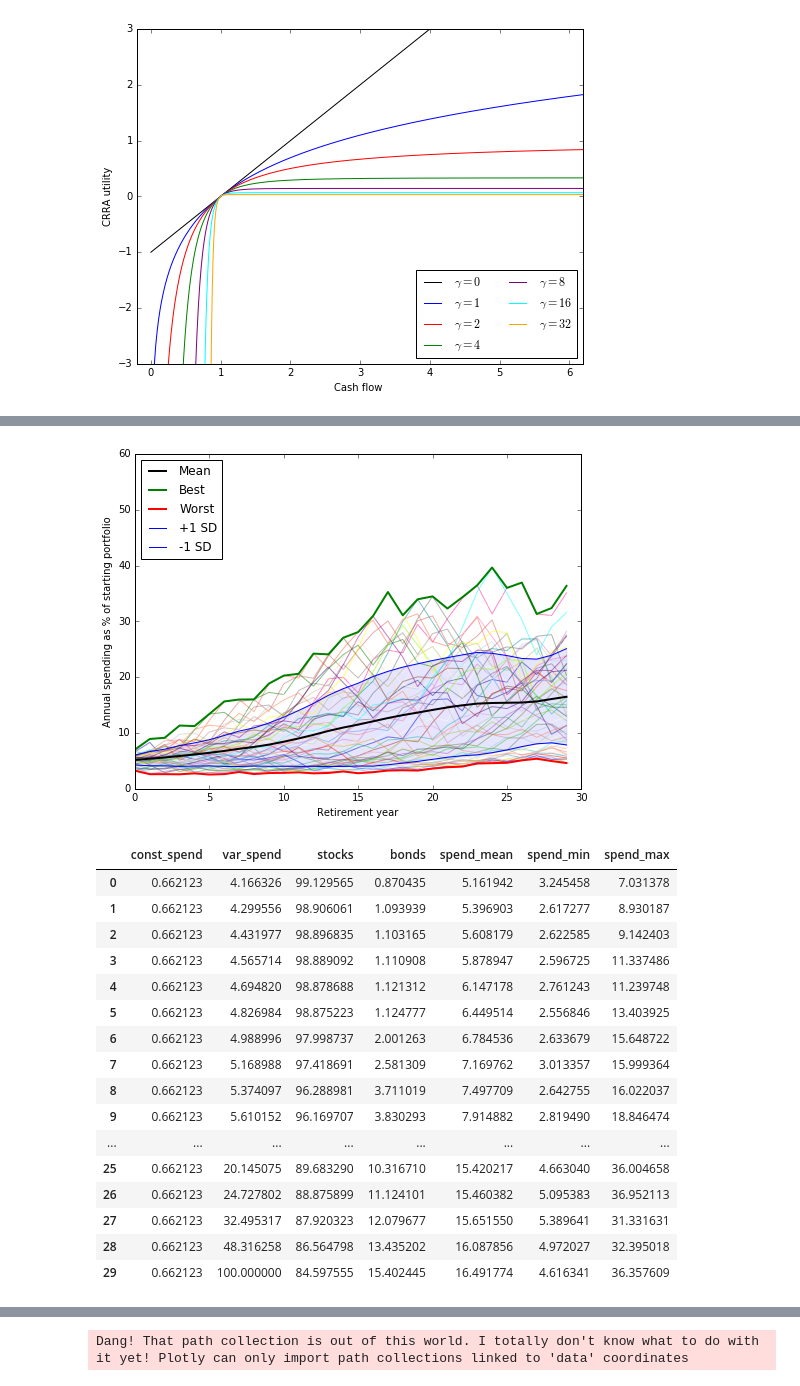
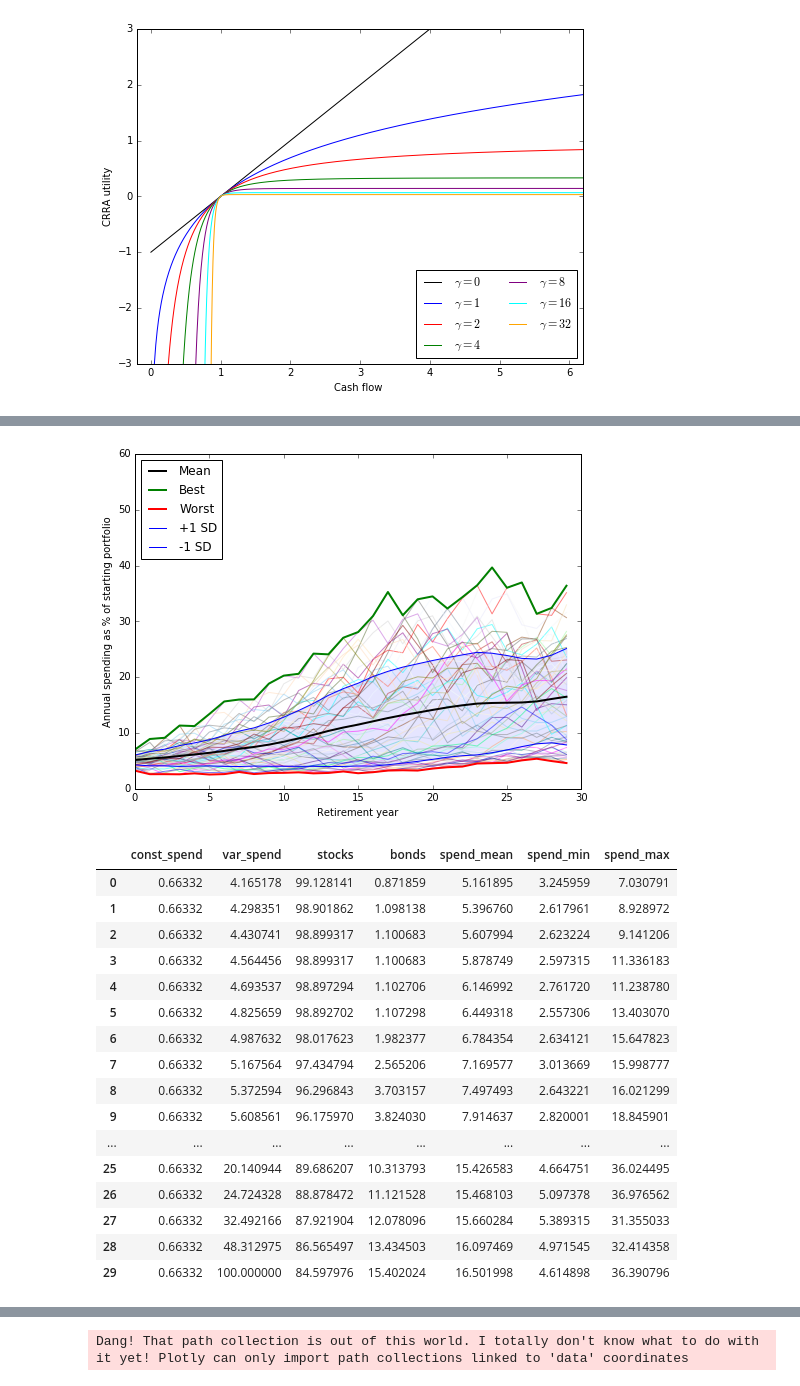
Before and after one commit to druce/safewithdrawal_tensorflow, a Jupyter notebook: Safe Retirement Spending Using Certainty Equivalent Cash Flow and TensorFlow.ipynb, the cells around one changed output, grey strips where cells are left out. Drawn from its saved outputs; the diff is of its cells as text; code cells hidden in the pictures.

```diff
--- a/Safe Retirement Spending Using Certainty Equivalent Cash Flow and TensorFlow.ipynb
+++ b/Safe Retirement Spending Using Certainty Equivalent Cash Flow and TensorFlow.ipynb
@@ -1268,11 +1268,11 @@ df_summary[cols]
 # %%
 # gamma = 2
 
-#Objective: 7.231702
+#Objective: 7.232013
 
-const_spend_pct = 0.006621230152
-var_spend_pcts = pd.Series([0.041663257412739775, 0.042995556323886693, 0.04431977424740309, 0.045657140612187445, 0.046948201685242698, 0.048269843574809741, 0.049889963214420914, 0.05168987596520231, 0.053740971373335646, 0.056101522485582644, 0.058548883766151055, 0.061324281823210786, 0.064323253066547625, 0.067532728566244427, 0.070886896119090076, 0.074668631621569628, 0.079380462325717521, 0.084904156379490711, 0.0914403171181047, 0.098761663034530697, 0.1073710802352202, 0.1178467272529764, 0.13136054404790917, 0.14835847908826555, 0.17057016636053488, 0.20145074976405253, 0.2472780218751818, 0.32495317427825859, 0.48316257653868727, 1.0])
-stock_allocations = pd.Series([0.99129564981849216, 0.98906061007521739, 0.98896835347562351, 0.98889091834431775, 0.98878688271845672, 0.98875222845718369, 0.97998737009927794, 0.97418690849191991, 0.96288981436433918, 0.96169706664760279, 0.96151131307017002, 0.95822302534052051, 0.95776333952110948, 0.95732313055091767, 0.94918667111522936, 0.94476580950080358, 0.9353536440885285, 0.93043164194400108, 0.92936206514081099, 0.92293641920070479, 0.92019300667508985, 0.91838022001995268, 0.91273391148980454, 0.91226319702528025, 0.90533844822656562, 0.8968329034671948, 0.88875898599557601, 0.87920322829717212, 0.86564798064643644, 0.84597555021680471])
+const_spend_pct = 0.006633196051
+var_spend_pcts = pd.Series([0.041651782115649724, 0.04298351383672569, 0.044307405688720158, 0.045644563126512307, 0.046935371105069679, 0.048256594099694364, 0.049876320240762828, 0.051675640492043345, 0.053725939553432397, 0.056085607010629972, 0.058531950342040277, 0.061306089393194735, 0.064303573280149864, 0.067511781568926968, 0.070864795122752594, 0.074644853152054047, 0.079354357195997025, 0.084874368957208082, 0.091405892559806134, 0.098722229027103148, 0.10732707056538419, 0.11779806370242611, 0.13130833549322588, 0.1483069190268195, 0.17052212615693424, 0.20140944216392345, 0.24724327540518604, 0.32492166343973394, 0.48312975250382012, 1.0])
+stock_allocations = pd.Series([0.99128140981577162, 0.9890186164406034, 0.9889931746406847, 0.98899317444042156, 0.98897294365892874, 0.98892702392459531, 0.98017623383520169, 0.97434793556657606, 0.96296843154230494, 0.96175969914252735, 0.96164944382766815, 0.95833816100296942, 0.95788049761186367, 0.95748409443075122, 0.94935349502063981, 0.94491171918437289, 0.93545099514061691, 0.9305036848920506, 0.92943528021152122, 0.92302678056280996, 0.92027686390605101, 0.91845762356824345, 0.91278569545635735, 0.91231424523945759, 0.90537710239072444, 0.89686206541538249, 0.88878472270546383, 0.87921904341544299, 0.86565496875257597, 0.84597976461898239])
 
 
 
@@ -1339,21 +1339,21 @@ df_summary[cols]
-[figure, old version]
+[figure, new version]
 |  | const_spend | var_spend | stocks | bonds | spend_mean | spend_min | spend_max |
-| 0 | 0.662123 | 4.166326 | 99.129565 | 0.870435 | 5.161942 | 3.245458 | 7.031378 |
-| 1 | 0.662123 | 4.299556 | 98.906061 | 1.093939 | 5.396903 | 2.617277 | 8.930187 |
-| 2 | 0.662123 | 4.431977 | 98.896835 | 1.103165 | 5.608179 | 2.622585 | 9.142403 |
-| 3 | 0.662123 | 4.565714 | 98.889092 | 1.110908 | 5.878947 | 2.596725 | 11.337486 |
-| 4 | 0.662123 | 4.694820 | 98.878688 | 1.121312 | 6.147178 | 2.761243 | 11.239748 |
-| 5 | 0.662123 | 4.826984 | 98.875223 | 1.124777 | 6.449514 | 2.556846 | 13.403925 |
-| 6 | 0.662123 | 4.988996 | 97.998737 | 2.001263 | 6.784536 | 2.633679 | 15.648722 |
-| 7 | 0.662123 | 5.168988 | 97.418691 | 2.581309 | 7.169762 | 3.013357 | 15.999364 |
-| 8 | 0.662123 | 5.374097 | 96.288981 | 3.711019 | 7.497709 | 2.642755 | 16.022037 |
-| 9 | 0.662123 | 5.610152 | 96.169707 | 3.830293 | 7.914882 | 2.819490 | 18.846474 |
+| 0 | 0.66332 | 4.165178 | 99.128141 | 0.871859 | 5.161895 | 3.245959 | 7.030791 |
+| 1 | 0.66332 | 4.298351 | 98.901862 | 1.098138 | 5.396760 | 2.617961 | 8.928972 |
+| 2 | 0.66332 | 4.430741 | 98.899317 | 1.100683 | 5.607994 | 2.623224 | 9.141206 |
+| 3 | 0.66332 | 4.564456 | 98.899317 | 1.100683 | 5.878749 | 2.597315 | 11.336183 |
+| 4 | 0.66332 | 4.693537 | 98.897294 | 1.102706 | 6.146992 | 2.761720 | 11.238780 |
+| 5 | 0.66332 | 4.825659 | 98.892702 | 1.107298 | 6.449318 | 2.557306 | 13.403070 |
+| 6 | 0.66332 | 4.987632 | 98.017623 | 1.982377 | 6.784354 | 2.634121 | 15.647823 |
+| 7 | 0.66332 | 5.167564 | 97.434794 | 2.565206 | 7.169577 | 3.013669 | 15.998777 |
+| 8 | 0.66332 | 5.372594 | 96.296843 | 3.703157 | 7.497493 | 2.643221 | 16.021299 |
+| 9 | 0.66332 | 5.608561 | 96.175970 | 3.824030 | 7.914637 | 2.820001 | 18.845901 |
 | ... | ... | ... | ... | ... | ... | ... | ... |
-| 25 | 0.662123 | 20.145075 | 89.683290 | 10.316710 | 15.420217 | 4.663040 | 36.004658 |
-| 26 | 0.662123 | 24.727802 | 88.875899 | 11.124101 | 15.460382 | 5.095383 | 36.952113 |
-| 27 | 0.662123 | 32.495317 | 87.920323 | 12.079677 | 15.651550 | 5.389641 | 31.331631 |
-| 28 | 0.662123 | 48.316258 | 86.564798 | 13.435202 | 16.087856 | 4.972027 | 32.395018 |
-| 29 | 0.662123 | 100.000000 | 84.597555 | 15.402445 | 16.491774 | 4.616341 | 36.357609 |
+| 25 | 0.66332 | 20.140944 | 89.686207 | 10.313793 | 15.426583 | 4.664751 | 36.024495 |
+| 26 | 0.66332 | 24.724328 | 88.878472 | 11.121528 | 15.468103 | 5.097378 | 36.976562 |
+| 27 | 0.66332 | 32.492166 | 87.921904 | 12.078096 | 15.660284 | 5.389315 | 31.355033 |
+| 28 | 0.66332 | 48.312975 | 86.565497 | 13.434503 | 16.097469 | 4.971545 | 32.414358 |
+| 29 | 0.66332 | 100.000000 | 84.597976 | 15.402024 | 16.501998 | 4.614898 | 36.390796 |
 # %%
 # gamma = 4
 #Objective: 5.653304
```
Also changed, not shown: parts of 10 cells of this notebook, 6 other files.
